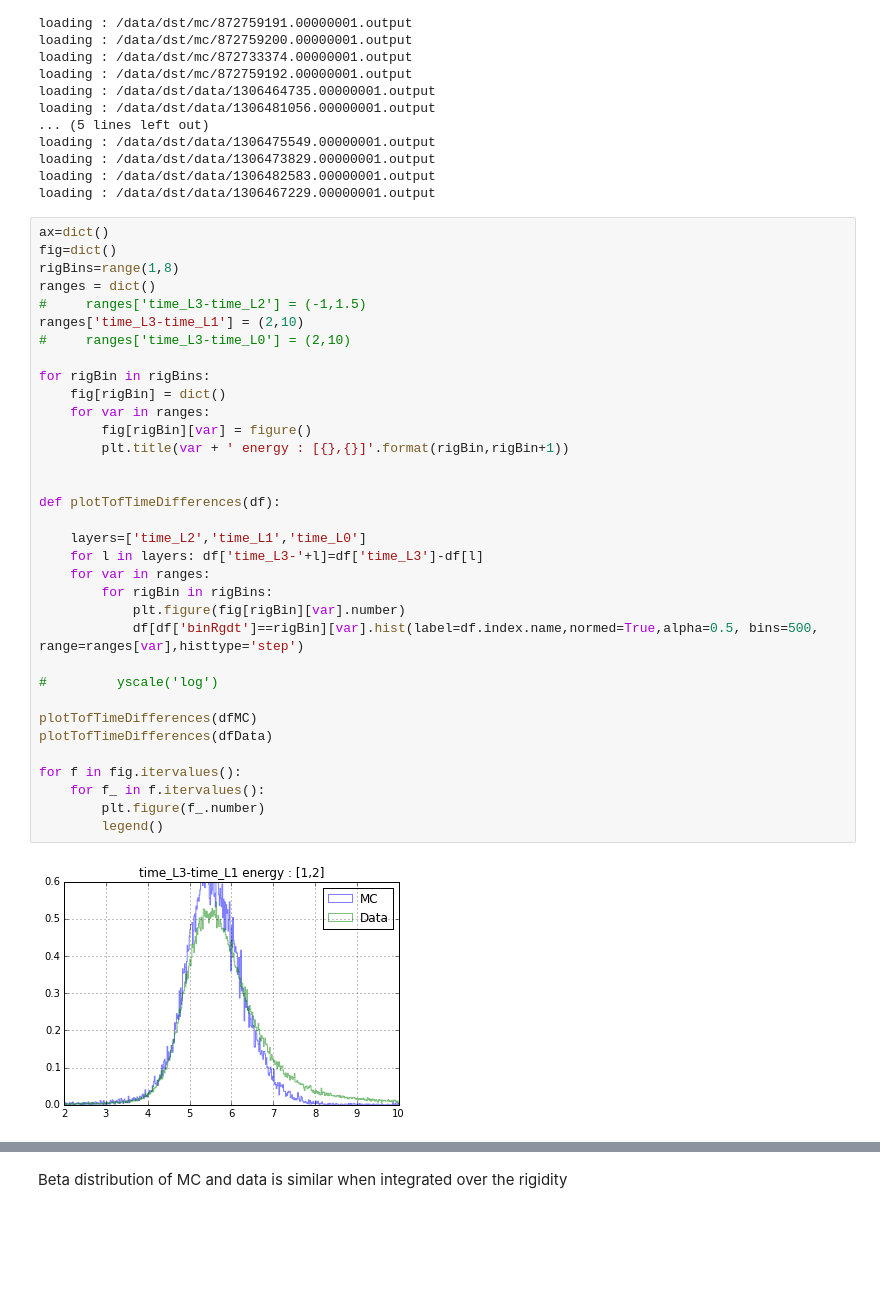
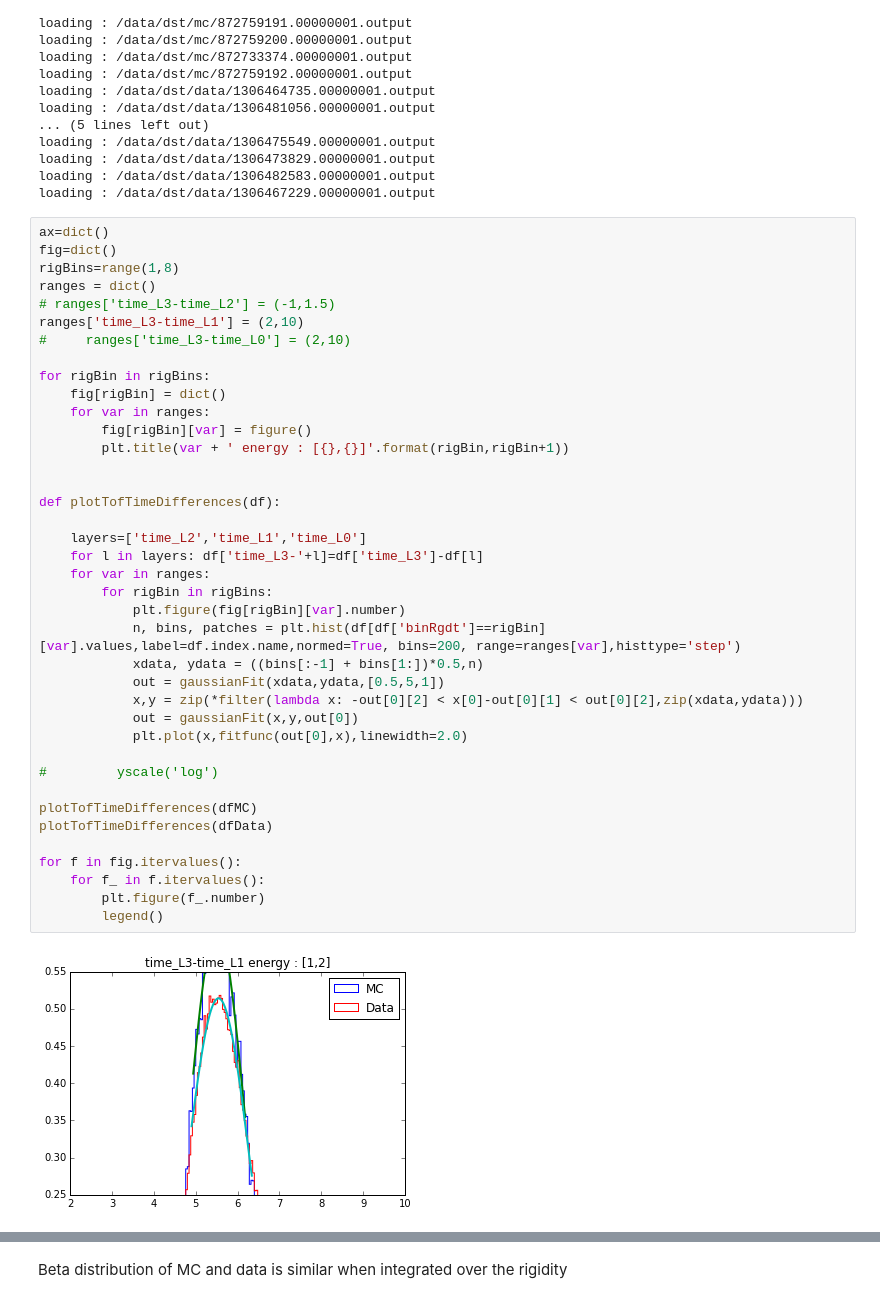
Before and after one commit to KKostya/AMSDeutons, a Jupyter notebook: misc/doc/Notebooks/TOF/sigmaBetaTOF.ipynb, the cells around one changed output, grey strips where cells are left out. Cells and saved outputs as stored; diff of their text form; blank space fills up the shorter version.

```diff
--- a/misc/doc/Notebooks/TOF/sigmaBetaTOF.ipynb
+++ b/misc/doc/Notebooks/TOF/sigmaBetaTOF.ipynb
@@ -187,34 +165,39 @@ ax=dict()
 fig=dict()
 rigBins=range(1,8)
 ranges = dict()
-#     ranges['time_L3-time_L2'] = (-1,1.5)
+# ranges['time_L3-time_L2'] = (-1,1.5)
 ranges['time_L3-time_L1'] = (2,10)
 #     ranges['time_L3-time_L0'] = (2,10)
 
 for rigBin in rigBins:
     fig[rigBin] = dict()
     for var in ranges:
         fig[rigBin][var] = figure()
         plt.title(var + ' energy : [{},{}]'.format(rigBin,rigBin+1))
 
 
 def plotTofTimeDifferences(df):
 
     layers=['time_L2','time_L1','time_L0']
     for l in layers: df['time_L3-'+l]=df['time_L3']-df[l]
     for var in ranges:
         for rigBin in rigBins:
             plt.figure(fig[rigBin][var].number)
-            df[df['binRgdt']==rigBin][var].hist(label=df.index.name,normed=True,alpha=0.5, bins=500, range=ranges[var],histtype='step')
+            n, bins, patches = plt.hist(df[df['binRgdt']==rigBin][var].values,label=df.index.name,normed=True, bins=200, range=ranges[var],histtype='step')
+            xdata, ydata = ((bins[:-1] + bins[1:])*0.5,n)
+            out = gaussianFit(xdata,ydata,[0.5,5,1])
+            x,y = zip(*filter(lambda x: -out[0][2] < x[0]-out[0][1] < out[0][2],zip(xdata,ydata)))
+            out = gaussianFit(x,y,out[0])
+            plt.plot(x,fitfunc(out[0],x),linewidth=2.0)
 
 #         yscale('log')
 
 plotTofTimeDifferences(dfMC)
 plotTofTimeDifferences(dfData)
 
 for f in fig.itervalues():
     for f_ in f.itervalues():
         plt.figure(f_.number)
         legend()
 # %% [output]
-[figure, old version]
+[figure, new version]
```
Also changed, not shown: parts of 14 cells of this notebook, 1 other file.
